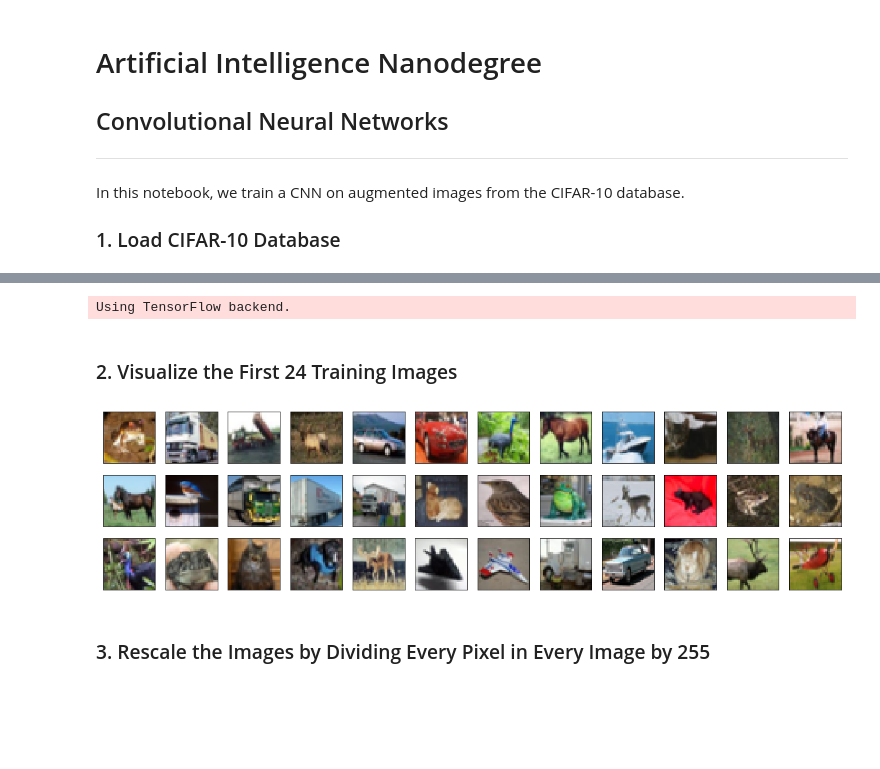
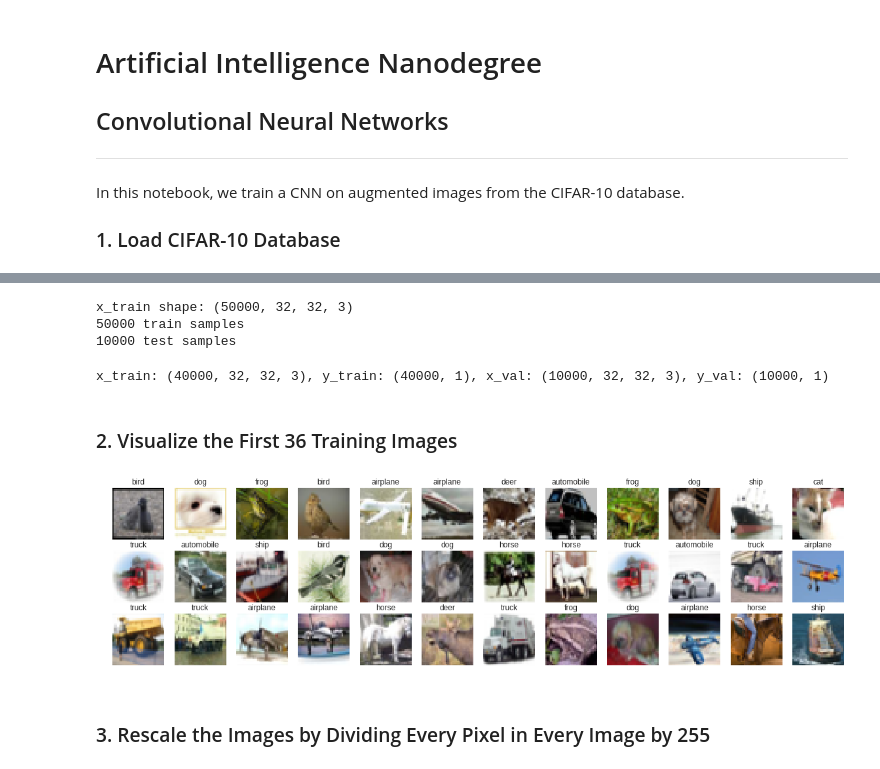
Before and after one commit to arpitsharma9/01_machine_learning, a Jupyter notebook: 02_cnn/cifar10_augmentation_tpu_1.0.ipynb, the cells around one changed output, grey strips where cells are left out. Cells and saved outputs as stored; diff of their text form; code cells hidden in the pictures; blank space fills up the shorter version.

```diff
--- a/02_cnn/cifar10_augmentation_tpu_1.0.ipynb
+++ b/02_cnn/cifar10_augmentation_tpu_1.0.ipynb
@@ -13,8 +34,22 @@ In this notebook, we train a CNN on augmented images from the CIFAR-10 database.
 # %%
-import keras
-from keras.datasets import cifar10
+from tensorflow.keras.datasets import cifar10
 
 # load the pre-shuffled train and test data
-(x_train, y_train), (x_test, y_test) = cifar10.load_data()
+(x_train_full, y_train_full),(x_test, y_test) = cifar10.load_data()
+
+print('x_train shape:', x_train_full.shape)
+print(x_train_full.shape[0], 'train samples')
+print(x_test.shape[0], 'test samples')
 # %% [output]
-Using TensorFlow backend.
+x_train shape: (50000, 32, 32, 3)
+50000 train samples
+10000 test samples
+# %%
+# create validation set
+split = 0.2
+x_train, x_val, y_train, y_val = train_test_split(
+    x_train_full, y_train_full, test_size=0.2, random_state=42)
+print('x_train: {}, y_train: {}, x_val: {}, y_val: {}'
+      .format(x_train.shape, y_train.shape, x_val.shape, y_val.shape))
+# %% [output]
+x_train: (40000, 32, 32, 3), y_train: (40000, 1), x_val: (10000, 32, 32, 3), y_val: (10000, 1)
@@ -21,16 +66,24 @@ Using TensorFlow backend.
 # %% [markdown]
-### 2. Visualize the First 24 Training Images
+### 2. Visualize the First 36 Training Images
-# %%
-import numpy as np
-import matplotlib.pyplot as plt
-%matplotlib inline
-
-fig = plt.figure(figsize=(20,5))
-for i in range(36):
-    ax = fig.add_subplot(3, 12, i + 1, xticks=[], yticks=[])
-    ax.imshow(np.squeeze(x_train[i]))
-# %% [output]
-[figure, removed]
+# %%
+# pick 36 random images and plot
+idxs = np.random.randint(x_train.shape[0], size=36)
+images = x_train[idxs]
+labels = y_train[idxs]
+classnames = ['airplane', 'automobile', 'bird', 'cat', 'deer', 'dog', 'frog', 'horse', 'ship', 'truck']
+
+fig, axes = plt.subplots(3,12, figsize=(20,5))
+#print(type(axes)) - there would be 36 elements in this numpy array - 3*12= 36 ... 3- row, 12 - column
+## numpy.ndarray.flat¶ - A 1-D iterator over the array.
+for i, ax in enumerate(axes.flat):
+  ax.imshow(images[i])
+  ax.axis('off')
+  idx = labels[i][0]
+  ax.set_title(classnames[idx])
+
+plt.show()
+# %% [output]
+[figure, added]
 # %% [markdown]
 ### 3. Rescale the Images by Dividing Every Pixel in Every Image by 255
 # %%
```
Also changed, not shown: parts of 26 cells of this notebook.
